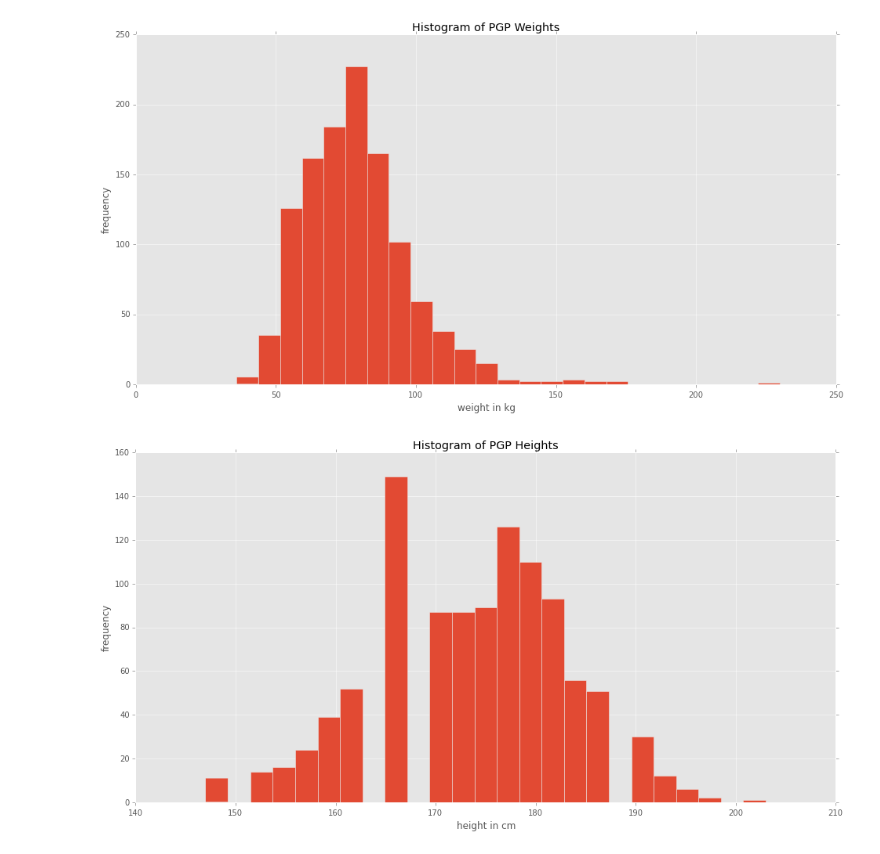
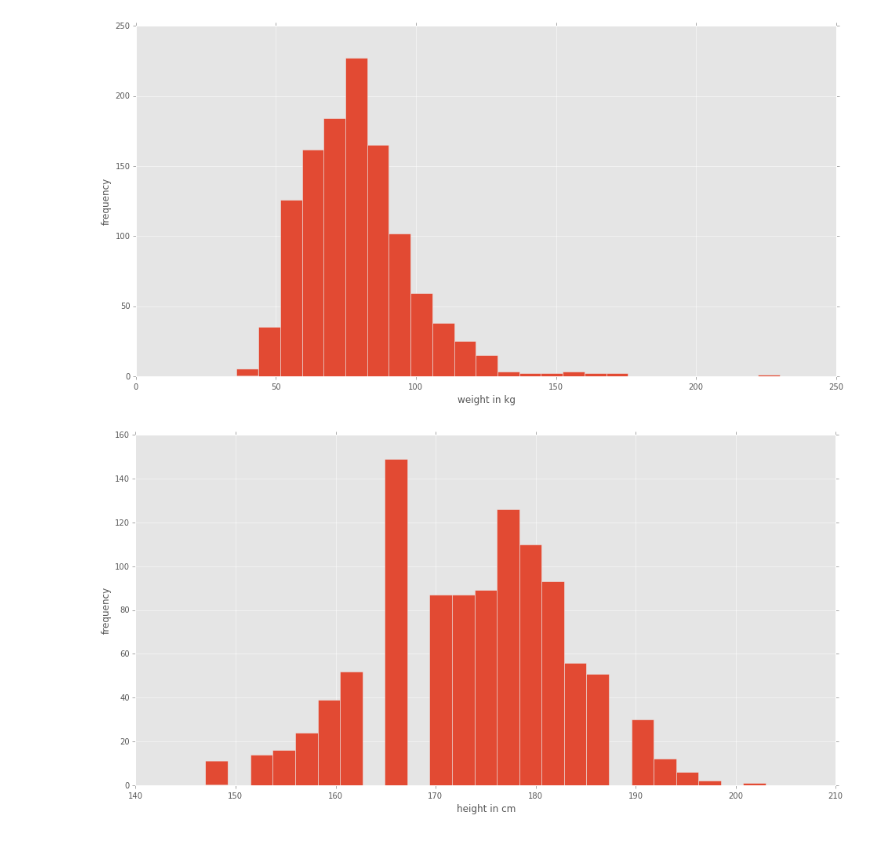
Before and after one commit to swzCuroverse/PGPGraphics, a Jupyter notebook: AgeHeightWeight.ipynb, the cells around one changed output. Cells and saved outputs as stored; diff of their text form; code cells hidden in the pictures.

```diff
--- a/AgeHeightWeight.ipynb
+++ b/AgeHeightWeight.ipynb
@@ -61,12 +63,12 @@ data.only_weight = data['only_weight'].replace(r'\s+|^$', np.nan, regex=True)
 idxW = data.only_weight.notnull()
 # %%
 plt.hist(data.only_weight.loc[idxW].astype(float), 25)
-plt.title("Histogram of PGP Weights")
+#plt.title("Histogram of PGP Weights")
 plt.xlabel("weight in kg")
 plt.ylabel("frequency")
-plt.savefig('histogramWeights.png',format='png')
+plt.savefig('Images/histogramWeights.png',format='png',dpi=300)
 # %% [output]
-[figure, old version]
+[figure, new version]
 # %%
 g2 = lambda x:re.sub('[^(]*\(','',x)
 g3 = lambda x: re.sub('cm\)','',x)
@@ -80,9 +82,9 @@ data.only_height = data['only_height'].replace(r'\s+|^$', np.nan, regex=True)
 idxH = data.only_height.notnull()
 # %%
 plt.hist(data.only_height.loc[idxH].astype(float), 25)
-plt.title("Histogram of PGP Heights")
+#plt.title("Histogram of PGP Heights")
 plt.xlabel("height in cm")
 plt.ylabel("frequency")
-plt.savefig('histogramHeights.png',format='png',dpi=300)
+plt.savefig('Images/histogramHeights.png',format='png',dpi=300)
 # %% [output]
-[figure, old version]
+[figure, new version]
```
Also changed, not shown: parts of 4 cells of this notebook.
